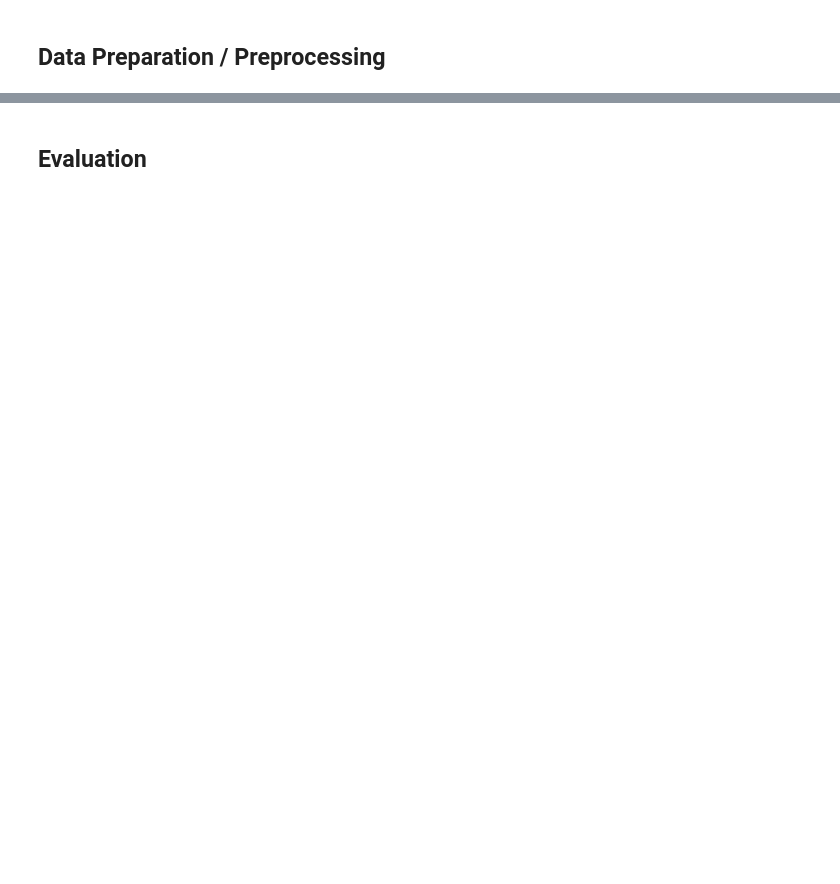
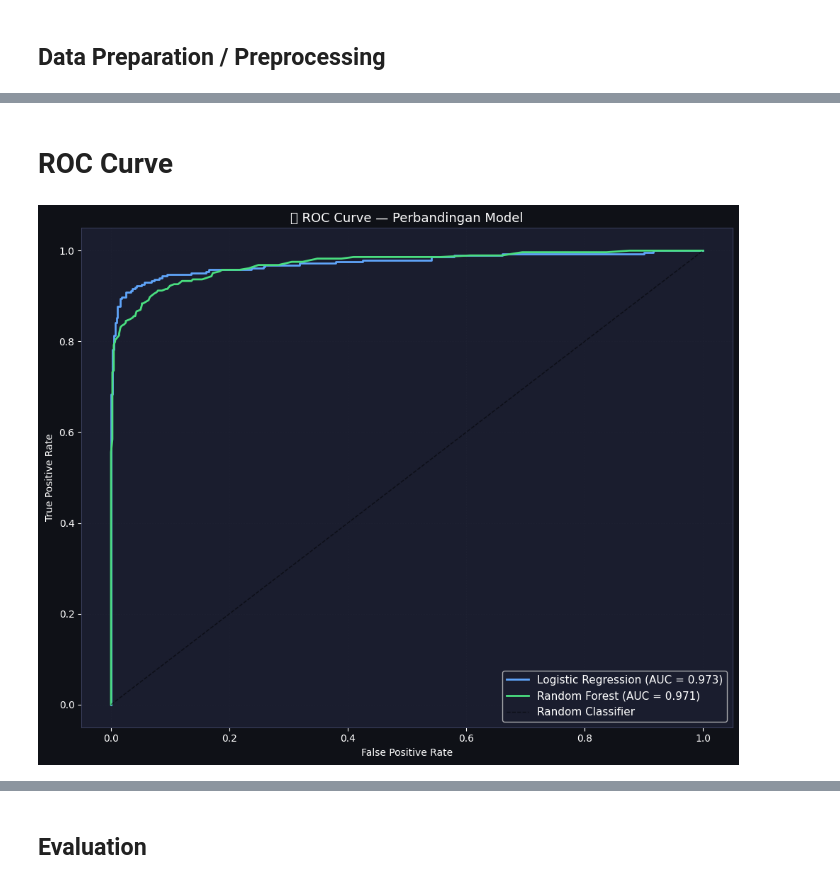
Before and after one commit to ANDI-BACHDAR-DD/Submission_akhir_penerapan-data_science_Dicoding, a Jupyter notebook: notebook.ipynb, the cells around one changed output, grey strips where cells are left out. Saved outputs shown, nothing was run; the diff lists cells and outputs as text; code cells hidden in the pictures; blank space fills up the shorter version.

```diff
--- a/notebook.ipynb
+++ b/notebook.ipynb
@@ -811,0 +739,30 @@ Dengan perbaikan tersebut, sistem dapat menjadi alat yang lebih akurat dalam men
+# %% [markdown]
+#   ROC Curve
+# %%
+fpr_lr, tpr_lr, _ = roc_curve(y_test, lr.predict_proba(X_test_sc)[:,1])
+fpr_rf, tpr_rf, _ = roc_curve(y_test, rf.predict_proba(X_test)[:,1])
+
+fig, ax = plt.subplots(figsize=(10, 8))
+fig.patch.set_facecolor(BG_DARK)
+ax.set_facecolor(CARD_BG)
+
+ax.plot(fpr_lr, tpr_lr, color='#60a5fa', lw=2,
+        label=f'Logistic Regression (AUC = {auc_lr:.3f})')
+ax.plot(fpr_rf, tpr_rf, color='#4ade80', lw=2,
+        label=f'Random Forest (AUC = {auc_rf:.3f})')
+ax.plot([0,1],[0,1], 'k--', lw=1, alpha=0.5, label='Random Classifier')
+
+ax.set_xlabel('False Positive Rate', color='white')
+ax.set_ylabel('True Positive Rate', color='white')
+ax.set_title('📈 ROC Curve — Perbandingan Model', color='white', fontsize=13)
+ax.legend(facecolor=CARD_BG, labelcolor='white', fontsize=11)
+ax.tick_params(colors='white')
+for spine in ax.spines.values():
+    spine.set_color('#3a3f5c')
+ax.grid(alpha=0.3)
+
+plt.tight_layout()
+plt.savefig('roc_curve.png', dpi=150, bbox_inches='tight', facecolor=BG_DARK)
+plt.show()
+# %% [output]
+[figure, added]
```
Also changed, not shown: parts of 49 cells of this notebook, 1 other file.
